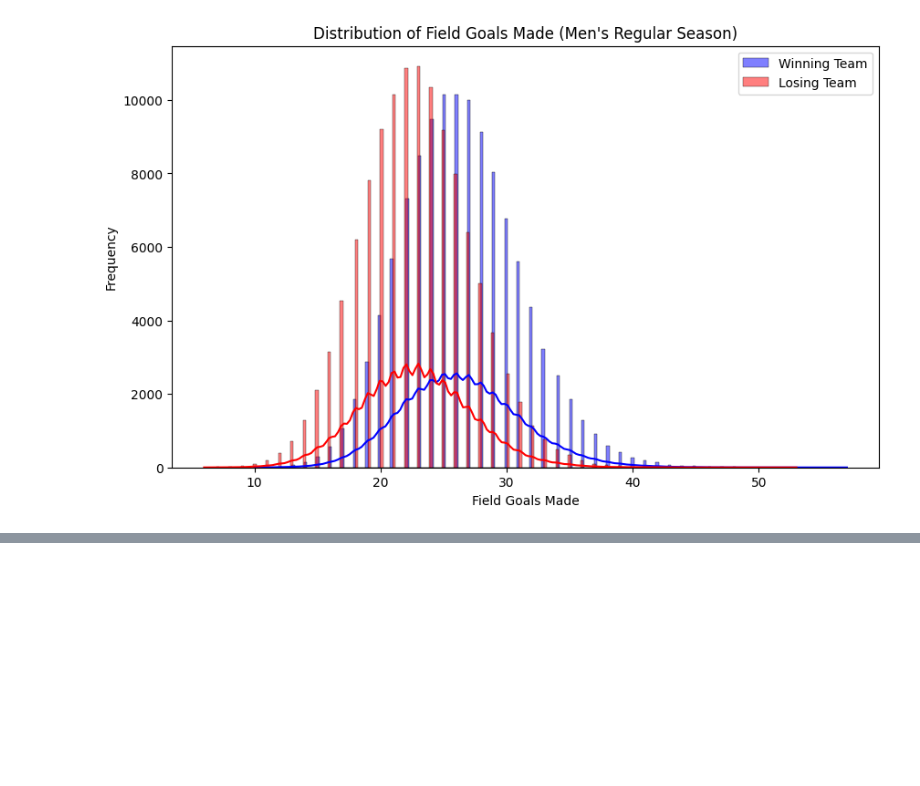
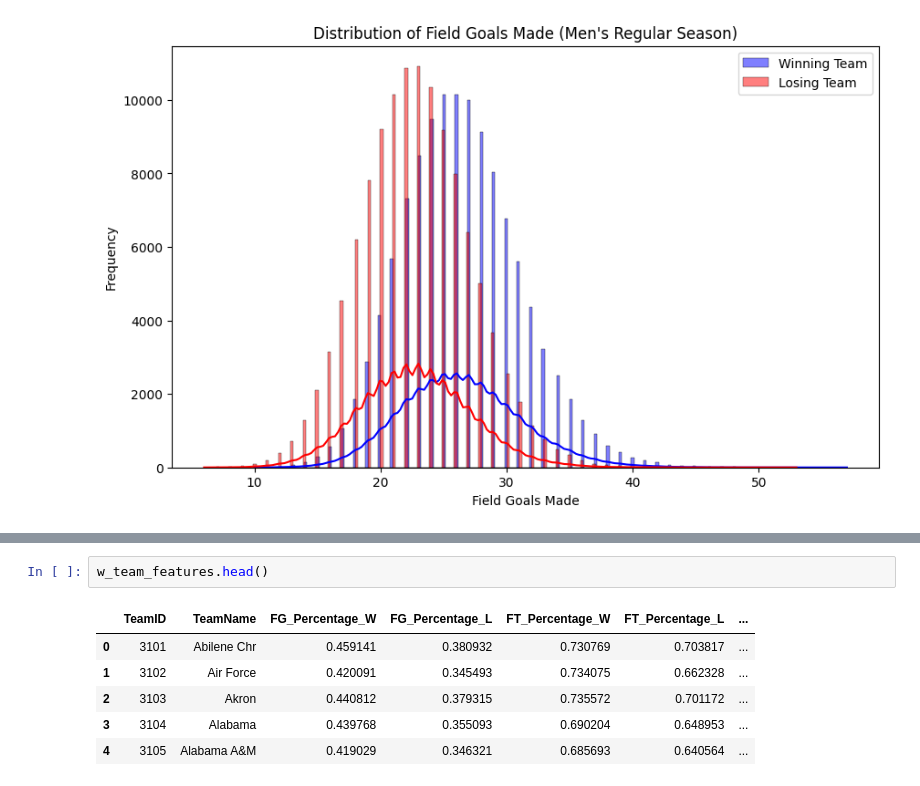
Before and after one commit to HuseinGhadiali/NCAA_Basketball_Kaggle_MM2025, a Jupyter notebook: Initial_EDA.ipynb, the cells around one changed output, grey strips where cells are left out. Cells and saved outputs as stored; diff of their text form; blank space fills up the shorter version.

```diff
--- a/Initial_EDA.ipynb
+++ b/Initial_EDA.ipynb
@@ -419,0 +516,9 @@ plt.show()
+# %%
+w_team_features.head()
+# %% [output]
+|  | TeamID | TeamName | FG_Percentage_W | FG_Percentage_L | FT_Percentage_W | FT_Percentage_L | ... |
+| 0 | 3101 | Abilene Chr | 0.459141 | 0.380932 | 0.730769 | 0.703817 | ... |
+| 1 | 3102 | Air Force | 0.420091 | 0.345493 | 0.734075 | 0.662328 | ... |
+| 2 | 3103 | Akron | 0.440812 | 0.379315 | 0.735572 | 0.701172 | ... |
+| 3 | 3104 | Alabama | 0.439768 | 0.355093 | 0.690204 | 0.648953 | ... |
+| 4 | 3105 | Alabama A&M | 0.419029 | 0.346321 | 0.685693 | 0.640564 | ... |
```
Also changed, not shown: parts of 8 cells of this notebook.
